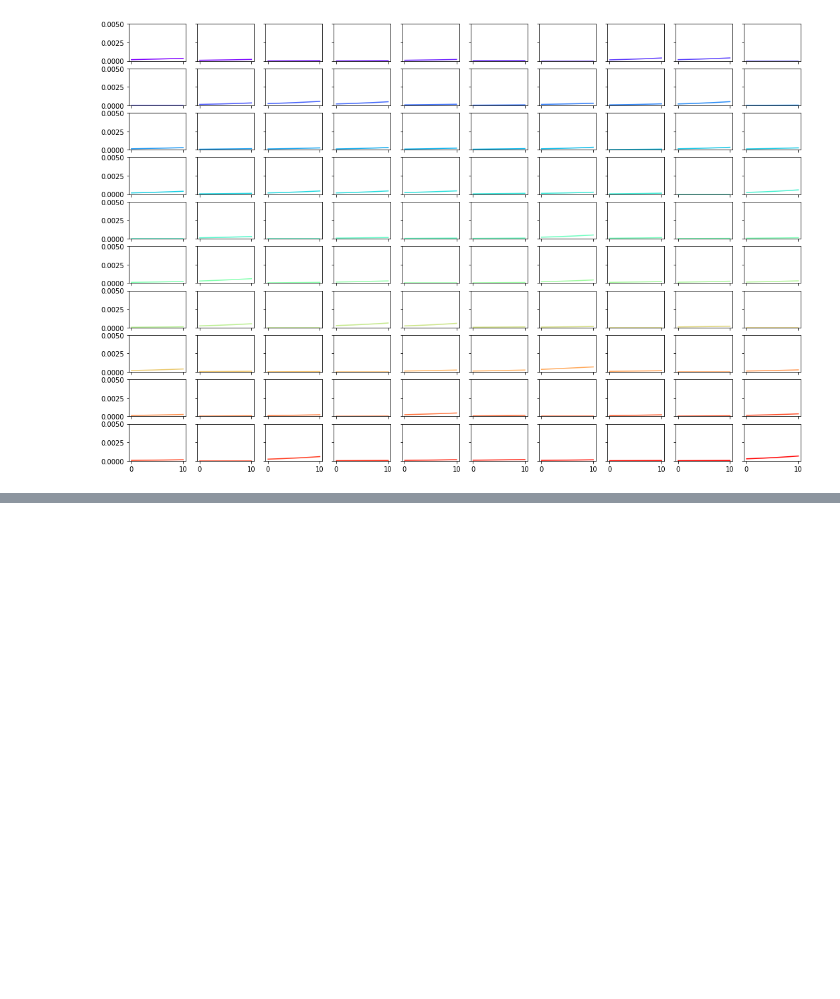
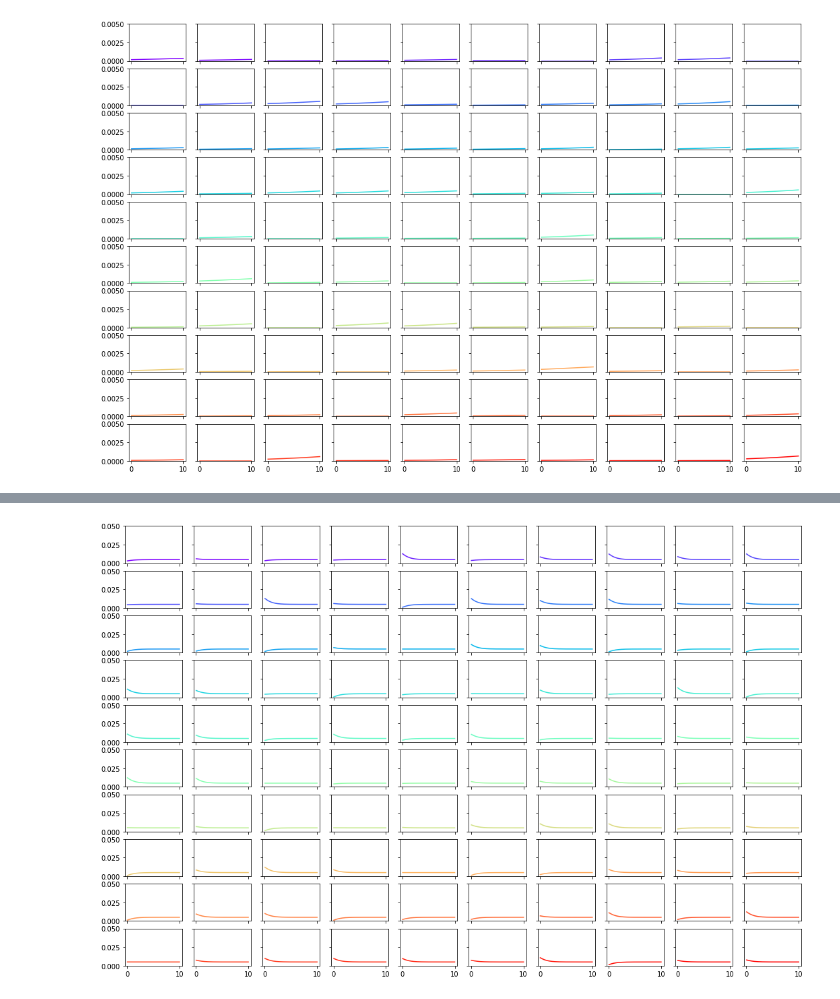
Before and after one commit to umbralcalc/multistatemem, a Jupyter notebook: pneumocode.ipynb, the cells around one changed output, grey strips where cells are left out. Saved outputs shown, nothing was run; the diff lists cells and outputs as text; code cells hidden in the pictures; blank space fills up the shorter version.

```diff
--- a/pneumocode.ipynb
+++ b/pneumocode.ipynb
@@ -866,0 +843,81 @@ SyntaxError: invalid syntax (<ipython-input-5-0a990754d535>, line 79)
+# %%
+# Code parameters set here
+number_of_serotypes = 100
+time_at_beginning = 0.0                         # In units of years
+time_at_end = 10.0                              # In units of years
+do_nothing_timescale = 0.05                     # In units of years
+
+# Competition matrix, recovery rates and FOI parameters set here (inverse-years units for the FOI and recovery rates)
+competition_matrix = 0.01*np.ones((number_of_serotypes,number_of_serotypes))
+np.fill_diagonal(competition_matrix,0.0)
+recovery_rates = np.ones(number_of_serotypes)
+FOIs = 0.01*np.ones(number_of_serotypes)
+
+# Draw the initial prevalences of each serotype and initial susceptible fraction
+initial_susceptible_fraction = np.random.uniform()
+initial_prevalences = np.random.uniform(size=number_of_serotypes)
+initial_prevalences = initial_prevalences/(np.sum(initial_prevalences)+initial_susceptible_fraction)
+# %%
+# Define system time evolution in a function
+def evolve_system(system):
+    [prob_inf,prob_abs] = system
+
+    # Evaluate time evolution of the mean prevalence for each state
+    evol_inf = -(recovery_rates*prob_inf) + (prob_abs*FOIs) + \
+                (np.tensordot(competition_matrix,prob_inf,axes=([0],[0]))*FOIs) - \
+                (np.tensordot(competition_matrix,FOIs,axes=([1],[0]))*prob_inf)
+    evol_abs = np.sum((recovery_rates*prob_inf) - (prob_abs*FOIs))
+
+    # Output the evolution operators of each state
+    return [evol_inf,evol_abs]
+
+time = 0.0
+system = [initial_prevalences,initial_susceptible_fraction]
+output_total_seroprevalences = []
+output_times = []
+while time < time_at_end:
+    evolve_operator = evolve_system(system)
+    for i in range(0,1): system[i] = system[i] + (do_nothing_timescale*evolve_operator[i])
+    system[0][system[0]<0.0] = 0.0
+    if system[1] < 0.0: system[1] = 0.0
+    normalisation = np.sum(system[0]) + system[1]
+    system[0] = system[0]/normalisation
+    system[1] = system[1]/normalisation
+    time = time + do_nothing_timescale
+    output_total_seroprevalences.append(system[0])
+    output_times.append(time)
+
+# Initialise plot loop parameters
+rown = 0
+columnn = 0
+
+# Parameters for the output plot stack
+set_number_of_plot_columns = 10
+set_number_of_plot_rows = 10
+max_prevalence_plot = 0.05
+
+# Initialise subplots and colours of lines in each plot
+fig, ax = plt.subplots(nrows=set_number_of_plot_rows,ncols=set_number_of_plot_columns)
+colours = cm.rainbow(np.linspace(0,1,number_of_serotypes))
+
+# Plot the realisations of the seroprevalences
+for j,cn in zip(range(0,number_of_serotypes),colours):
+    ax[rown,columnn].plot(output_times,np.asarray(output_total_seroprevalences).T[j],c=cn)
+    ax[rown,columnn].set_ylim([0.0,max_prevalence_plot])
+    if rown != set_number_of_plot_rows-1:
+        ax[rown,columnn].set_xticklabels([])
+    if columnn != 0:
+        ax[rown,columnn].set_yticklabels([])
+    columnn += 1
+    if columnn == set_number_of_plot_columns:
+        columnn = 0
+        rown += 1
+
+# Change scale of plot
+F = pylab.gcf()
+DefaultSize = F.get_size_inches()
+F.set_size_inches((DefaultSize[0]*3,DefaultSize[1]*3))
+
+plt.show()
+# %% [output]
+[figure, added]
```
Also changed, not shown: parts of 9 cells of this notebook.
